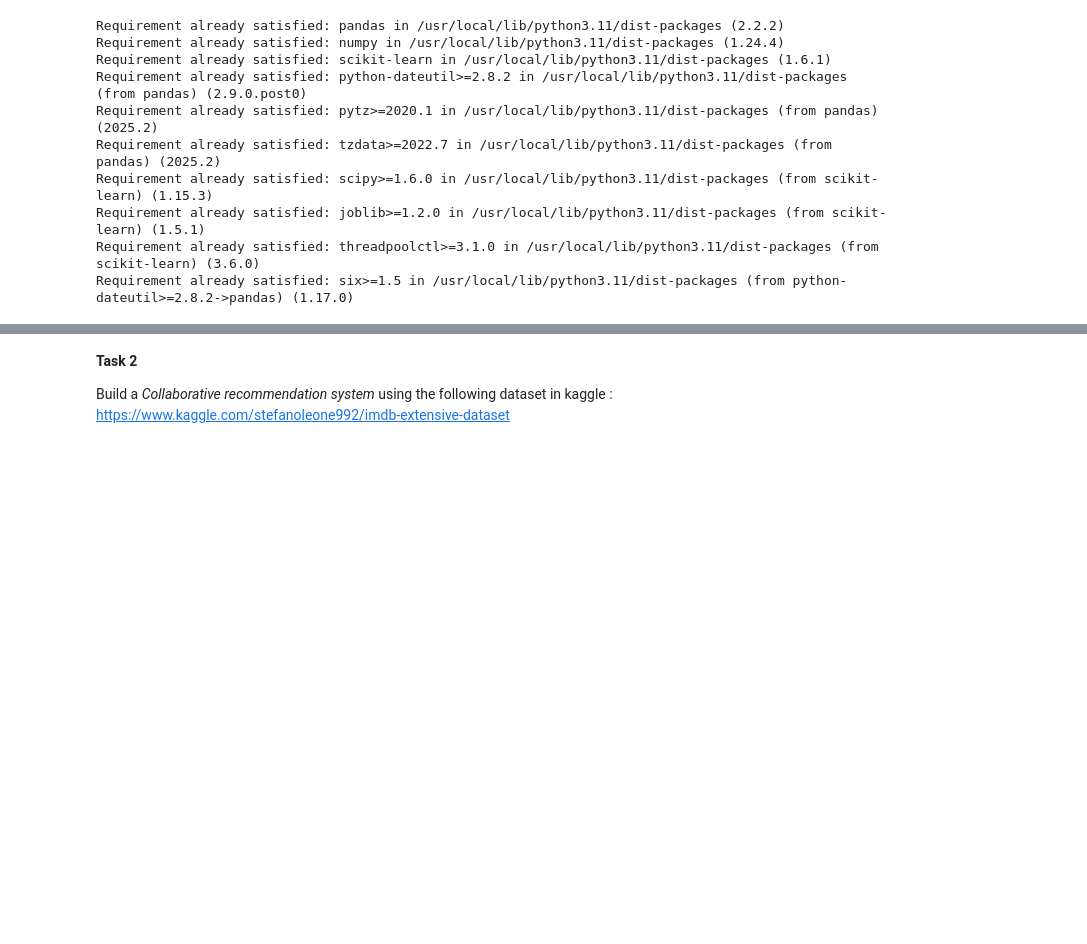
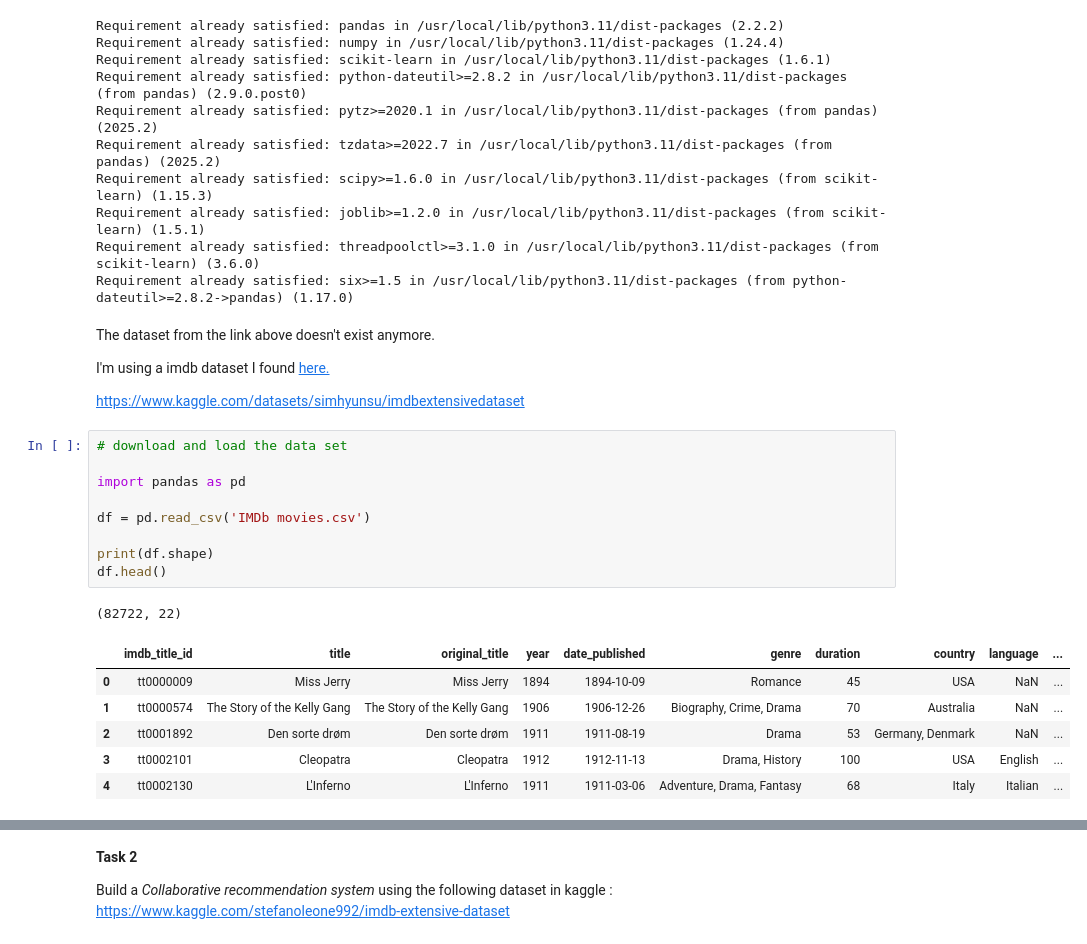
Before and after one commit to ryannemilligan/Movie-Recommendation-System, a Jupyter notebook: Movie_Recommendation_Assignment_8.ipynb, the cells around one changed output, grey strips where cells are left out. Cells and saved outputs as stored; diff of their text form; blank space fills up the shorter version.

```diff
--- a/Movie_Recommendation_Assignment_8.ipynb
+++ b/Movie_Recommendation_Assignment_8.ipynb
@@ -373,3 +373,26 @@ Requirement already satisfied: scipy>=1.6.0 in /usr/local/lib/python3.11/dist-pa
 Requirement already satisfied: joblib>=1.2.0 in /usr/local/lib/python3.11/dist-packages (from scikit-learn) (1.5.1)
 Requirement already satisfied: threadpoolctl>=3.1.0 in /usr/local/lib/python3.11/dist-packages (from scikit-learn) (3.6.0)
 Requirement already satisfied: six>=1.5 in /usr/local/lib/python3.11/dist-packages (from python-dateutil>=2.8.2->pandas) (1.17.0)
+# %% [markdown]
+The dataset from the link above doesn't exist anymore.
+
+I'm using a imdb dataset I found [here.](https://www.kaggle.com/datasets/simhyunsu/imdbextensivedataset)
+
+https://www.kaggle.com/datasets/simhyunsu/imdbextensivedataset
+# %%
+# download and load the data set
+
+import pandas as pd
+
+df = pd.read_csv('IMDb movies.csv')
+
+print(df.shape)
+df.head()
+# %% [output]
+(82722, 22)
+|  | imdb_title_id | title | original_title | year | date_published | genre | duration | country | language | ... |
+| 0 | tt0000009 | Miss Jerry | Miss Jerry | 1894 | 1894-10-09 | Romance | 45 | USA | NaN | ... |
+| 1 | tt0000574 | The Story of the Kelly Gang | The Story of the Kelly Gang | 1906 | 1906-12-26 | Biography, Crime, Drama | 70 | Australia | NaN | ... |
+| 2 | tt0001892 | Den sorte drøm | Den sorte drøm | 1911 | 1911-08-19 | Drama | 53 | Germany, Denmark | NaN | ... |
+| 3 | tt0002101 | Cleopatra | Cleopatra | 1912 | 1912-11-13 | Drama, History | 100 | USA | English | ... |
+| 4 | tt0002130 | L'Inferno | L'Inferno | 1911 | 1911-03-06 | Adventure, Drama, Fantasy | 68 | Italy | Italian | ... |
```
Also changed, not shown: parts of 2 cells of this notebook.
